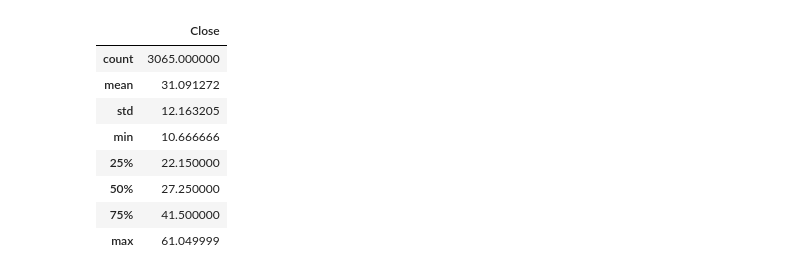
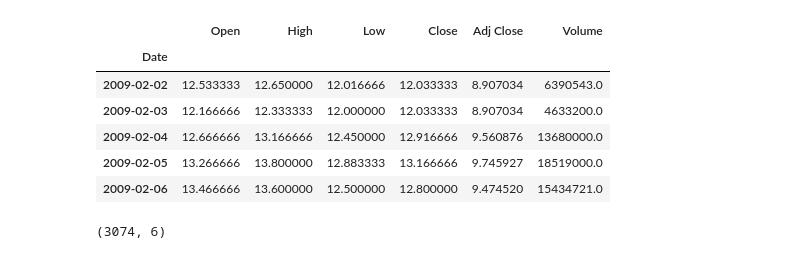
Before and after one commit to AndrewPomorski/Notebooks, a Jupyter notebook: XGB_TimeSeries.ipynb, the cells around one changed output. Saved outputs shown, nothing was run; the diff lists cells and outputs as text; code cells hidden in the pictures.

```diff
--- a/XGB_TimeSeries.ipynb
+++ b/XGB_TimeSeries.ipynb
@@ -5,17 +10,17 @@ import matplotlib.pyplot as plt
 # %%
 df = pd.read_csv('./data/0914.HK.csv')
+df.set_index('Date', inplace=True)
-# %%
-df = df[['Close']].copy()
-df.dropna(inplace=True)
 # %%
-df.describe()
+df.head()
 # %% [output]
-|  | Close |
-| count | 3065.000000 |
-| mean | 31.091272 |
-| std | 12.163205 |
-| min | 10.666666 |
-| 25% | 22.150000 |
-| 50% | 27.250000 |
-| 75% | 41.500000 |
-| max | 61.049999 |
+|  | Open | High | Low | Close | Adj Close | Volume |
+| Date |  |  |  |  |  |  |
+| 2009-02-02 | 12.533333 | 12.650000 | 12.016666 | 12.033333 | 8.907034 | 6390543.0 |
+| 2009-02-03 | 12.166666 | 12.333333 | 12.000000 | 12.033333 | 8.907034 | 4633200.0 |
+| 2009-02-04 | 12.666666 | 13.166666 | 12.450000 | 12.916666 | 9.560876 | 13680000.0 |
+| 2009-02-05 | 13.266666 | 13.800000 | 12.883333 | 13.166666 | 9.745927 | 18519000.0 |
+| 2009-02-06 | 13.466666 | 13.600000 | 12.500000 | 12.800000 | 9.474520 | 15434721.0 |
+# %%
+df.shape
+# %% [output]
+(3074, 6)
```
Also changed, not shown: parts of 9 cells of this notebook.
